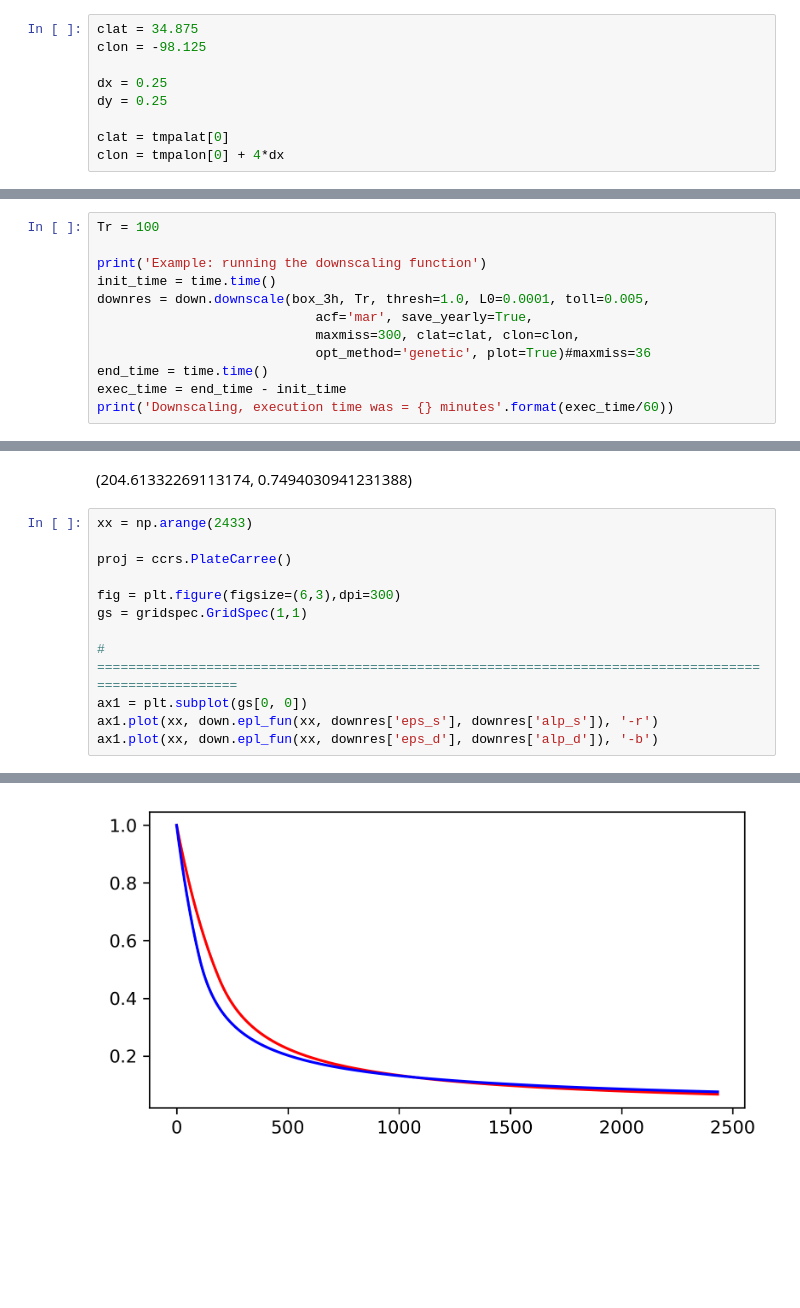
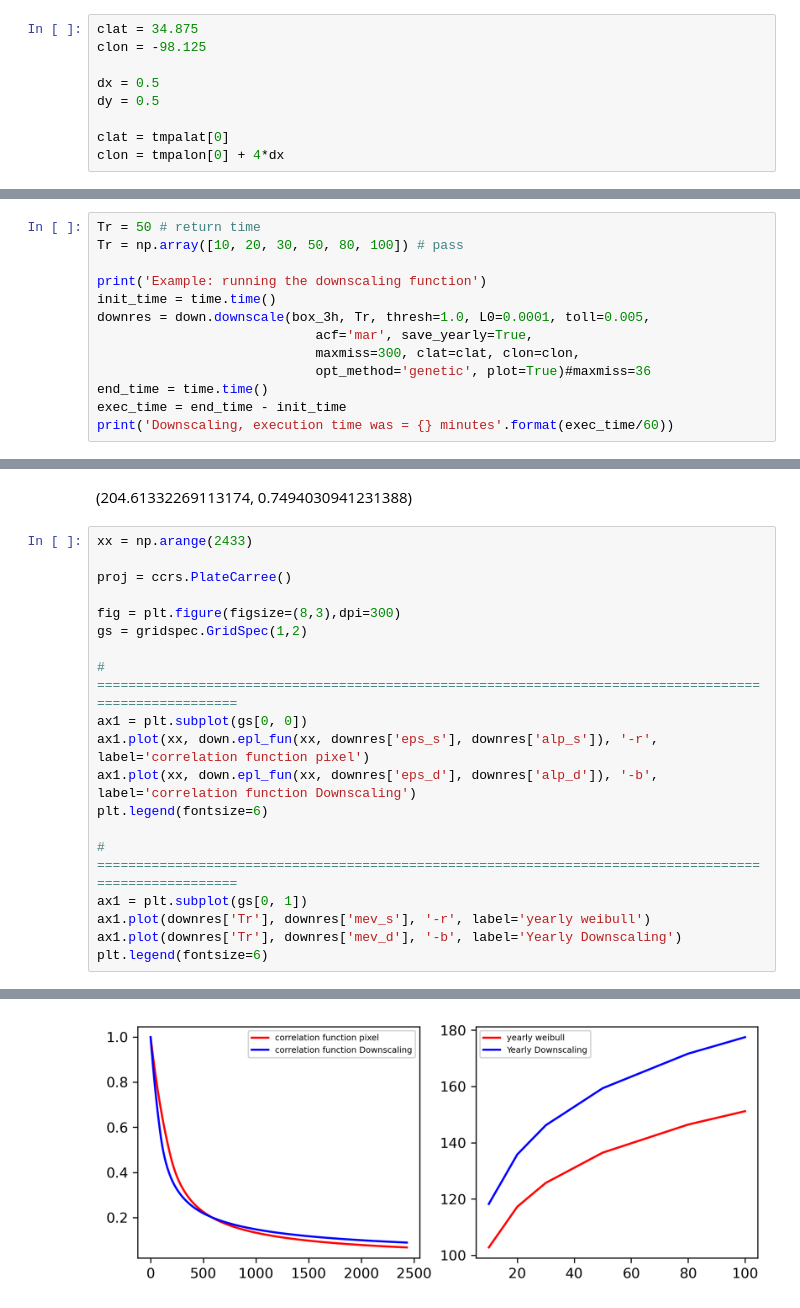
Before and after one commit to mhacarthur/downpy, a Jupyter notebook: codes/test_downscale_upscale_3.ipynb, the cells around one changed output, grey strips where cells are left out. Saved outputs shown, nothing was run; the diff lists cells and outputs as text; blank space fills up the shorter version.

```diff
--- a/codes/test_downscale_upscale_3.ipynb
+++ b/codes/test_downscale_upscale_3.ipynb
@@ -45,8 +45,8 @@ dset = np.swapaxes(dset,0,2)
 clat = 34.875
 clon = -98.125
 
-dx = 0.25
-dy = 0.25
+dx = 0.5
+dy = 0.5
 
 clat = tmpalat[0]
 clon = tmpalon[0] + 4*dx
@@ -127,5 +124,6 @@ ntime, nlat, nlon
 # %%
-Tr = 100
+Tr = 50 # return time
+Tr = np.array([10, 20, 30, 50, 80, 100]) # pass
 
 print('Example: running the downscaling function')
 init_time = time.time()
@@ -169,11 +195,18 @@ xx = np.arange(2433)
 
 proj = ccrs.PlateCarree()
 
-fig = plt.figure(figsize=(6,3),dpi=300)
-gs = gridspec.GridSpec(1,1)
+fig = plt.figure(figsize=(8,3),dpi=300)
+gs = gridspec.GridSpec(1,2)
 
 # =======================================================================================================
 ax1 = plt.subplot(gs[0, 0])
-ax1.plot(xx, down.epl_fun(xx, downres['eps_s'], downres['alp_s']), '-r')
-ax1.plot(xx, down.epl_fun(xx, downres['eps_d'], downres['alp_d']), '-b')
+ax1.plot(xx, down.epl_fun(xx, downres['eps_s'], downres['alp_s']), '-r', label='correlation function pixel')
+ax1.plot(xx, down.epl_fun(xx, downres['eps_d'], downres['alp_d']), '-b', label='correlation function Downscaling')
+plt.legend(fontsize=6)
+
+# =======================================================================================================
+ax1 = plt.subplot(gs[0, 1])
+ax1.plot(downres['Tr'], downres['mev_s'], '-r', label='yearly weibull')
+ax1.plot(downres['Tr'], downres['mev_d'], '-b', label='Yearly Downscaling')
+plt.legend(fontsize=6)
 # %% [output]
@@ -181 +214 @@ ax1.plot(xx, down.epl_fun(xx, downres['eps_d'], downres['alp_d']), '-b')
-[figure, old version]
+[figure, new version]
```
Also changed, not shown: parts of 13 cells of this notebook, 15 other files.
